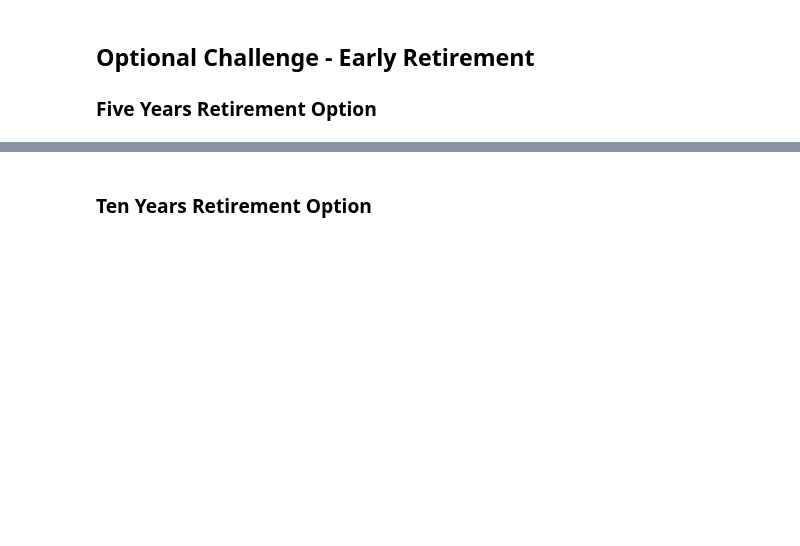
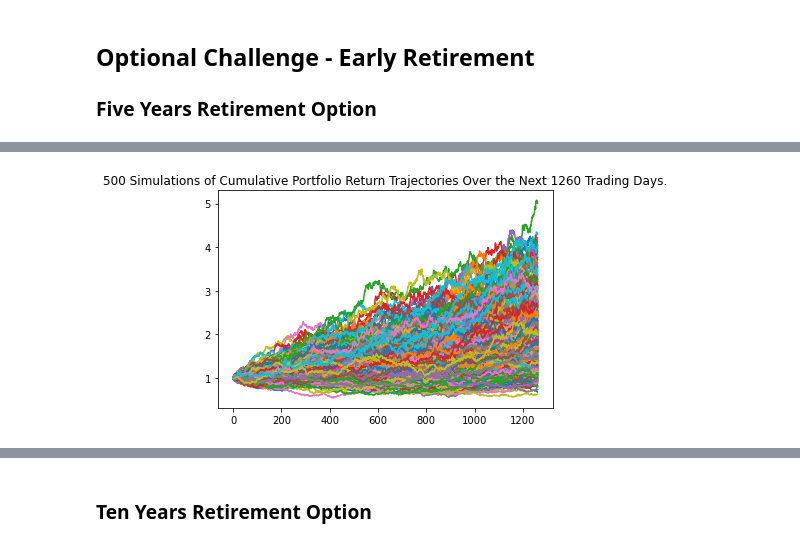
Before and after one commit to kkandial/MiamiHW, a Jupyter notebook: Homework5/financial-planner.ipynb, the cells around one changed output, grey strips where cells are left out. Drawn from its saved outputs; the diff is of its cells as text; code cells hidden in the pictures; blank space fills up the shorter version.

```diff
--- a/Homework5/financial-planner.ipynb
+++ b/Homework5/financial-planner.ipynb
@@ -336,4 +336,12 @@ There is a 95% chance that an initial investment of $30000.0 in the portfolio ov
 
 
 ### Five Years Retirement Option
+# %%
+# Configuring a Monte Carlo simulation to forecast 5 years cumulative returns
+MC_5year = MCSimulation(
+    portfolio_data = df_stock_data,
+    weights = [.20,.80],
+    num_simulation = 500,
+    num_trading_days = 252*5
+)
 # %%
@@ -345,4 +392,6 @@ There is a 95% chance that an initial investment of $30000.0 in the portfolio ov
 # %%
-# Plot simulation outcomes
-# YOUR CODE HERE!
+# Plot simulation outcomes for 5 years
+line_plot_5 = MC_5year.plot_simulation()
+# %% [output]
+[figure, added]
 # %%
```
Also changed, not shown: parts of 21 cells of this notebook, 1 other file.
